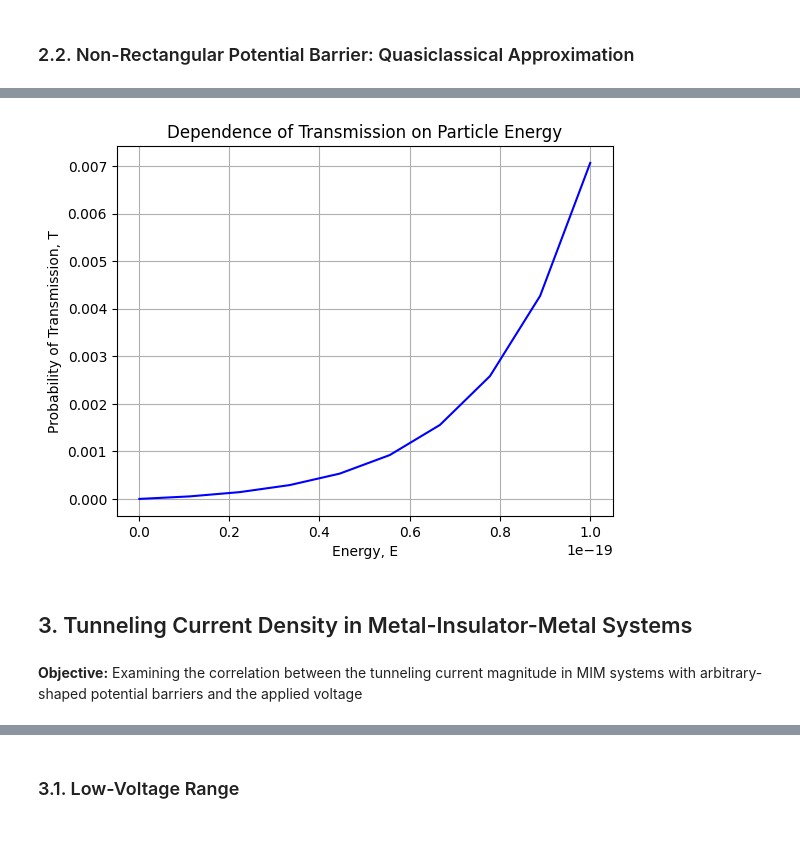
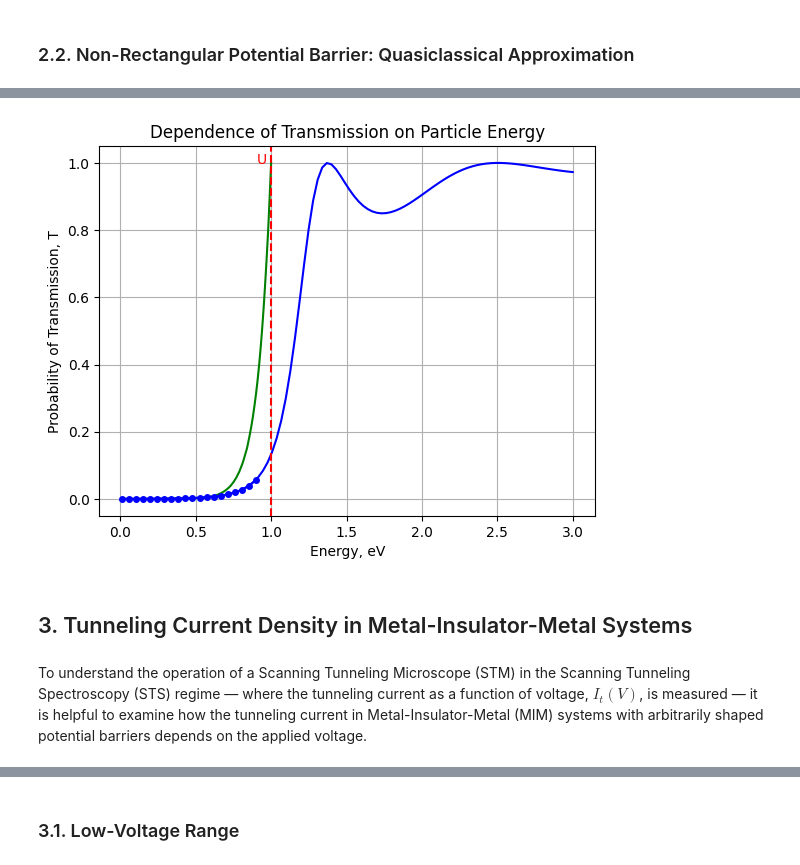
Before and after one commit to QTechEdu/QTech_notebooks, a Jupyter notebook: STM.ipynb, the cells around one changed output, grey strips where cells are left out. Drawn from its saved outputs; the diff is of its cells as text; code cells hidden in the pictures; blank space fills up the shorter version.

```diff
--- a/STM.ipynb
+++ b/STM.ipynb
@@ -344,62 +385,89 @@ One can see, that in case of the square barrier there isn't qualitative differen
 # %%
+"""
+    Dependencies of Transmission from Energy of Particle
+    T_rect - in the case of rectangular barrier (for different regin E < V, E = V, E > V);
+    T- in the case of non rectangular barrier (E < V).
 
-# for rectangular barrier eq.12
+    U_J - potential energy in [J];
+    E - particle energy [J];
+    k - wave vector [1/m];
+    kappa - decaying coefficient [1/m];
+    d - potential barrier width [m].
+"""
 
-E = np.linspace(0.001e-19, 1e-19, 10)
+# for rectangular barrier eq.12-------------------------------------------------------------------------------
 
-k= (np.sqrt(2 * m * E)/hbar)
-kappa = (np.sqrt(2 * m * (U - E))/hbar)
+E_rect = np.linspace(0.01 * e, U_J + 2*e, 100)
+E_rect_reduit = np.linspace(0.01 * e, U_J- 0.1*e, 20)
 
-T = 4 /(1 + 1/4 *(kappa/k - k/kappa)**2) * np.exp(-(2 * d)/hbar * np.sqrt(2 * m * (U - E))) #eq.13 for rectangular barrier
+d = 10e-10
+def rectangular(E, n):
+    k = np.sqrt(2 * m * E)/hbar
 
-F = 2*1j*k*kappa*np.cosh(kappa*d)+(k**2-kappa**2)*np.sinh(kappa*d)
-D = (2*1j*kappa*k*np.exp(-1j * k * d))/F
-T1 = np.abs(D)**2
+    if E < U_J:
+    # E < U
+        kappa = np.sqrt(2 * m * (U_J - E))/hbar
+        numerator = np.cosh(kappa * d)**2 + 0.25 * (kappa / k - k / kappa)**2 * np.sinh(kappa * d)**2
+        T = 1 / numerator
+        if n == 1:
+            T1 = 4 /(1 + 1/4 *(kappa/k - k/kappa)**2) * np.exp(-2 * d * kappa) #eq.13 for rectangular barrier
+            return T1
+    elif E > U_J:
+    #E > U
+        k1 = np.sqrt(2 * m * (E - U_J)) / hbar
+        T = 1/(1 + 1/4 * (k1/k - k/k1)**2 * np.sin(d * k1)**2)
+    else:
+        T = 4*(1 + k**2 * d**2)/ (4 + k**2 * d**2)
+    return T
 
-# for non-rectangular barriers (when the barrier height is slowly changed relatively to the de Broglie wavelenght), eq.14
+# Transmittance for rectangular potential
+T_rect = np.array([rectangular(E, 2) for E in E_rect])
+T1 = np.array([rectangular(E, 1) for E in E_rect_reduit]) #eq.13 for rectangular barrier
 
-sigma_nonrect = 0.5e-9
-
-# Width parameter of the Gaussian barrier (meters)
+##########################################################################################################
+# Transmittance for non-rectangular barriers eq.14
+E = np.linspace(0.01 * e, U_J, 100)
 
 #the type of this function depends on the shape of the barrier
+sigma_nonrect = 1e-9
 def Potential(z):
-    return U if 0 <= z <= d else 0 # rectangular potential function U(z)
-    # return U * np.exp(-z**2 / (2 * sigma_nonrect**2)) if 0 <= z <= d else 0 #Non-rectangular potential function U(z)
+    return U_J * np.exp(-z**2 / (2 * sigma_nonrect**2)) if 0 <= z <= d else 0 #Non-rectangular potential function U(z)
 
 # Integrand for the integral
 def integrand(z, E):
     potential_energy = Potential(z)
     if potential_energy > E:
         return np.sqrt(2 * m * (potential_energy - E))
     else:
         return 0
 
-# Function to calculate the transmittance T(E)
-def transmittance(E):
-    if E >= U:
+# Function to calculate the transmittance T(E) for non-rectangular potential function U(z)
+def non_rectangular(E):
+    if E >= U_J:
         return 1.0  # For energies greater than the potential barrier, T(E) = 1
     else:
         integral, _ = quad(integrand, 0, d, args=(E)) # type: ignore
         return  np.exp(-2 * integral / hbar)
 
 
-# Calculate transmittance for each energy
-T_values = 4 /(1 + 1/4 *(kappa/k - k/kappa)**2) * [transmittance(E_) for E_ in E]
+# Calculate transmittance for non-rectangular potential function U(z)
+T =  np.array([non_rectangular(E_) for E_ in E])
 
 
-plt.plot(E, T, color='blue')
-plt.plot(E, T1, color='red')
-plt.plot(E, T_values, color='green')
+plt.plot(E_rect/e, T_rect, color='blue')
+plt.plot(E/e, T, color='green')
+plt.plot(E_rect_reduit/e, T1, color='blue', marker='o', markersize=4)
+
+plt.axvline(x=U, color='red', linestyle='--')
+plt.text(U-0.03, T_rect.max()-0.01, 'U', color='red', verticalalignment='bottom', horizontalalignment='right')
 
 
-plt.xlabel('Energy, E')
+plt.xlabel('Energy, eV')
 plt.ylabel('Probability of Transmission, T')
 plt.title('Dependence of Transmission on Particle Energy')
 
-# Show the plot
 plt.grid(True)
 plt.show()
 # %% [output]
-[figure, old version]
+[figure, new version]
 # %% [markdown]
@@ -407,4 +475,4 @@ plt.show()
 # %% [markdown]
-**Objective:** Examining the correlation between the tunneling current magnitude in MIM systems with arbitrary-shaped potential barriers and the applied voltage
+To understand the operation of a Scanning Tunneling Microscope (STM) in the Scanning Tunneling Spectroscopy (STS) regime — where the tunneling current as a function of voltage, $I_t(V)$, is measured — it is helpful to examine how the tunneling current in Metal-Insulator-Metal (MIM) systems with arbitrarily shaped potential barriers depends on the applied voltage.
 # %% [markdown]
 <div style="text-align: center;">
```
Also changed, not shown: parts of 69 cells of this notebook, 17 other files.
